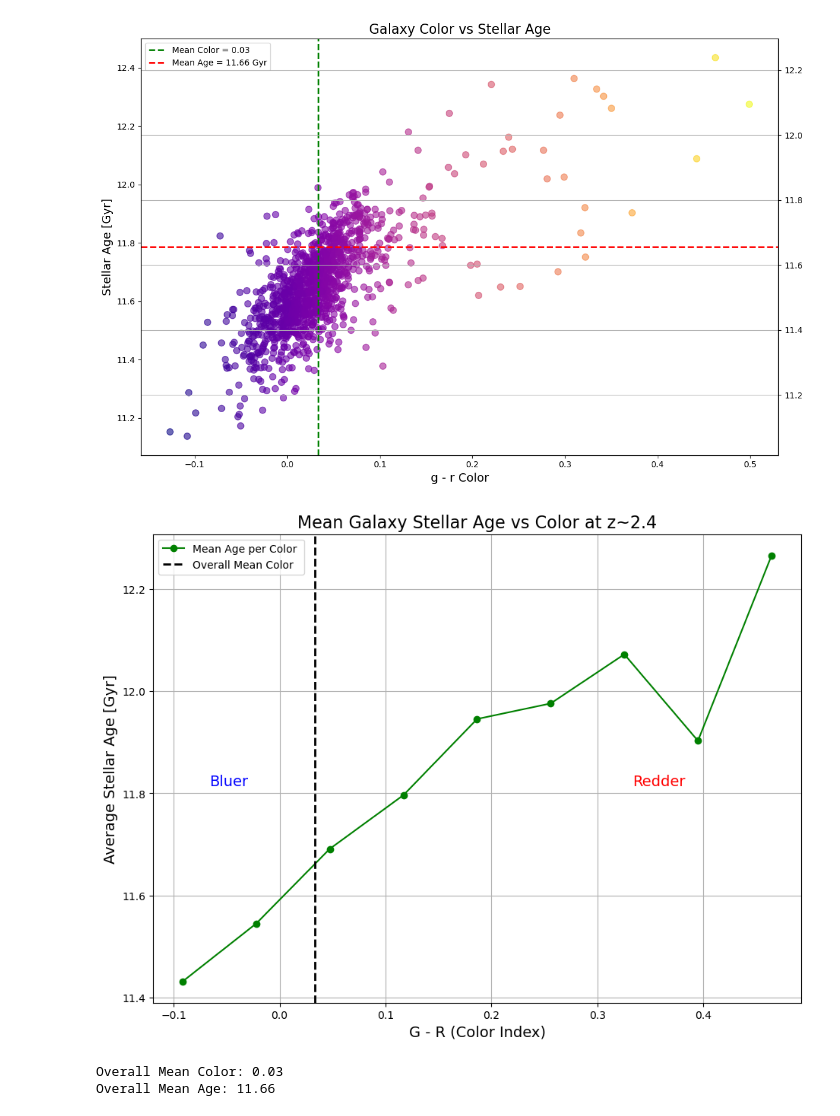
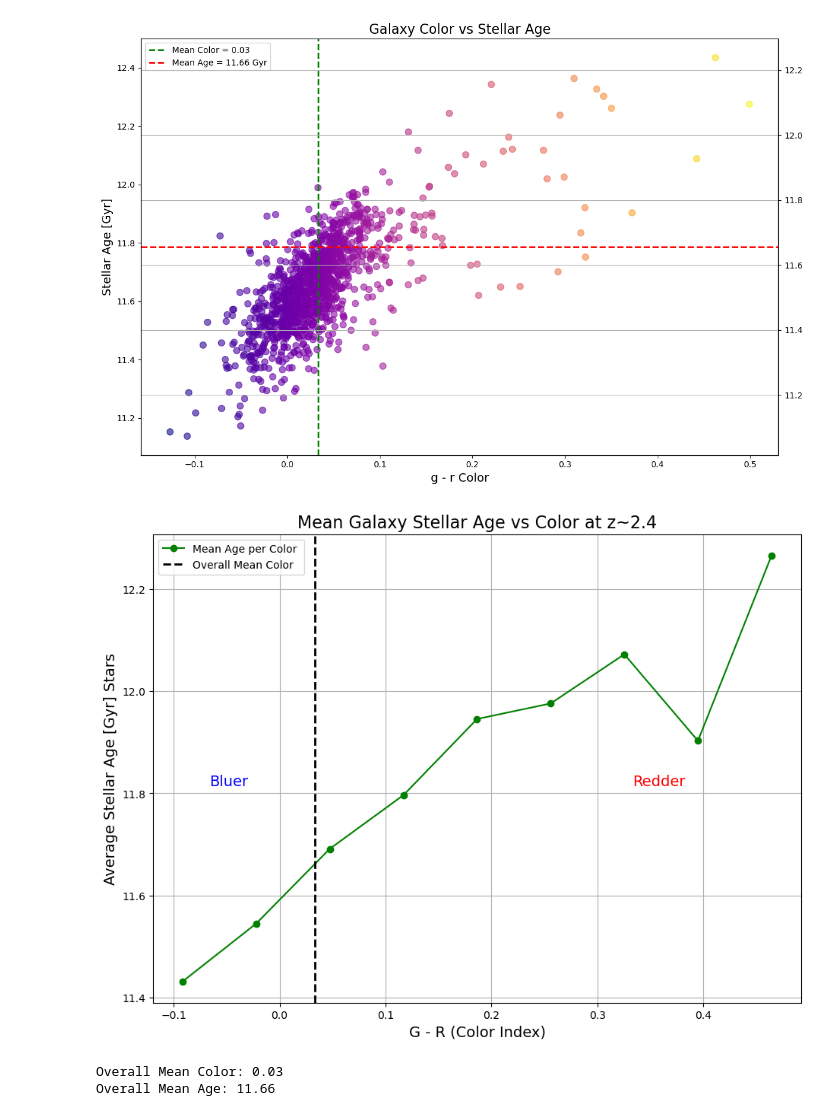
Before and after one commit to PrisonTeachingInitiative/CFR-2025, a Jupyter notebook: Astro/Blank/Project.ipynb, the cells around one changed output. Saved outputs shown, nothing was run; the diff lists cells and outputs as text; code cells hidden in the pictures.

```diff
--- a/Astro/Blank/Project.ipynb
+++ b/Astro/Blank/Project.ipynb
@@ -251,7 +251,7 @@ plt.show()
 # %%
 import matplotlib.pyplot as plt
 import pandas as pd
-import numpy as
+import numpy as np
 
 
 try:
@@ -297,35 +297,35 @@ binned_data = pd.cut(galaxy_color, bins=bins)
 # Calculate the mean age and mean color for each bin
 mean_age_per_bin = galaxy_average_stellar_age.groupby(binned_data).mean()
 # For plotting
 bin_midpoints = [(interval.left + interval.right) / 2 for interval in mean_age_per_bin.index]
 
 
 # Axis labels and title
 plt.figure(figsize=(11, 8))
 
 # Plotting the binned data as a line graph
 plt.plot(bin_midpoints, mean_age_per_bin, color='green', linestyle='-', marker='o', label='Mean Age per Color ')
 
 
 plt.xlabel('G - R (Color Index)', fontsize=14)
-plt.ylabel('Average Stellar Age [Gyr]', fontsize=14)
+plt.ylabel('Average Stellar Age [Gyr] Stars', fontsize=14)
 plt.title('Mean Galaxy Stellar Age vs Color at z~2.4', fontsize=16)
 
 
 plt.axvline(x=mean_color, color='black', linestyle='--', linewidth=2, label='Overall Mean Color')
 
 ymax = plt.ylim()[1]
 plt.text(mean_color - 0.1, ymax * 0.96, 'Bluer', color='blue', fontsize=14)
 plt.text(mean_color + 0.3, ymax * 0.96, 'Redder', color='red', fontsize=14)
 
 plt.grid(True)
 plt.legend() # Show the legend for the line plot
 plt.show()
 
 print(f"Overall Mean Color: {mean_color:.2f}")
 print(f"Overall Mean Age: {mean_age:.2f}")
 # %% [output]
-[figure, old version]
+[figure, new version]
 Overall Mean Color: 0.03
 Overall Mean Age: 11.66
 # %%
```
Also changed, not shown: parts of 2 cells of this notebook.
